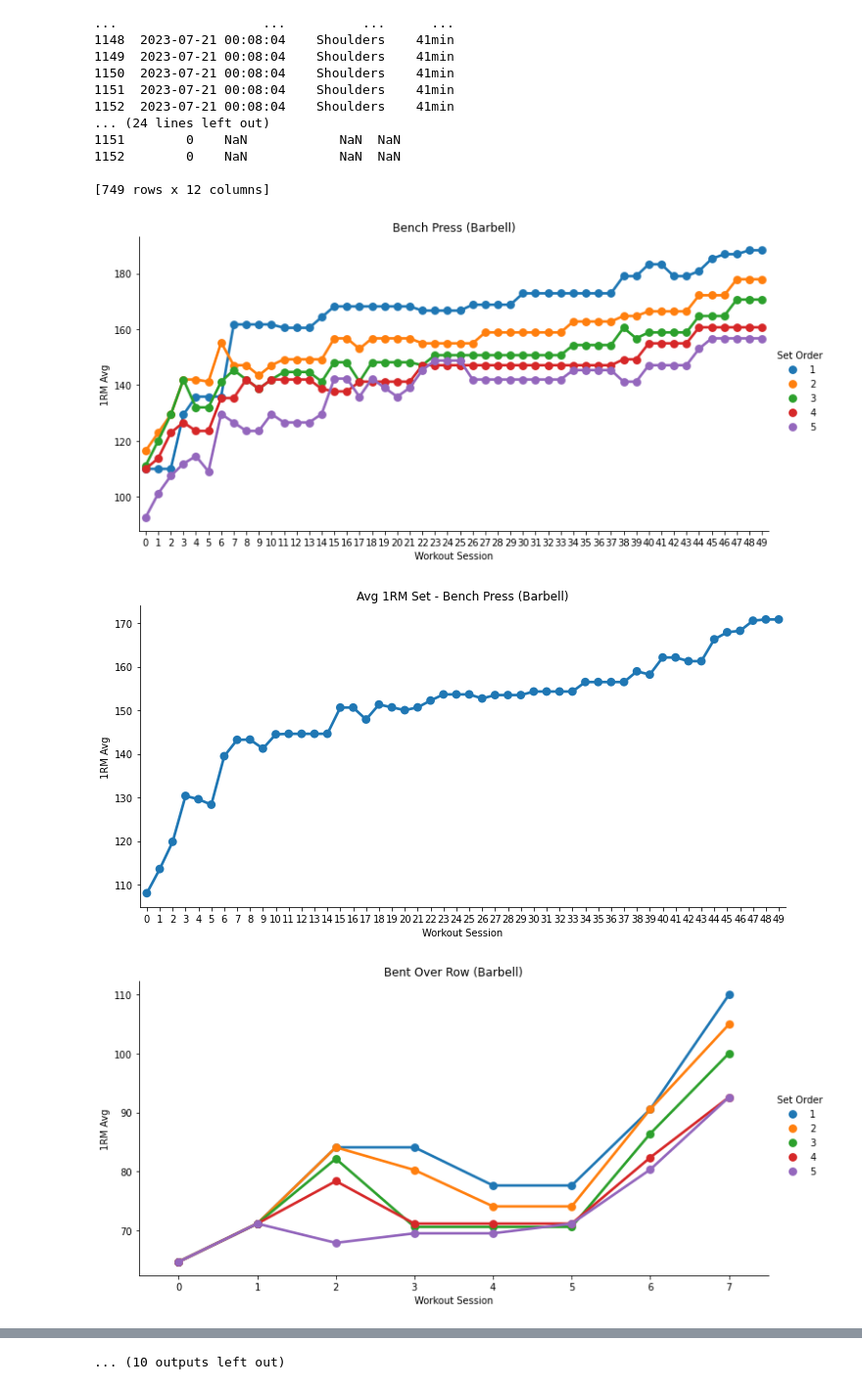
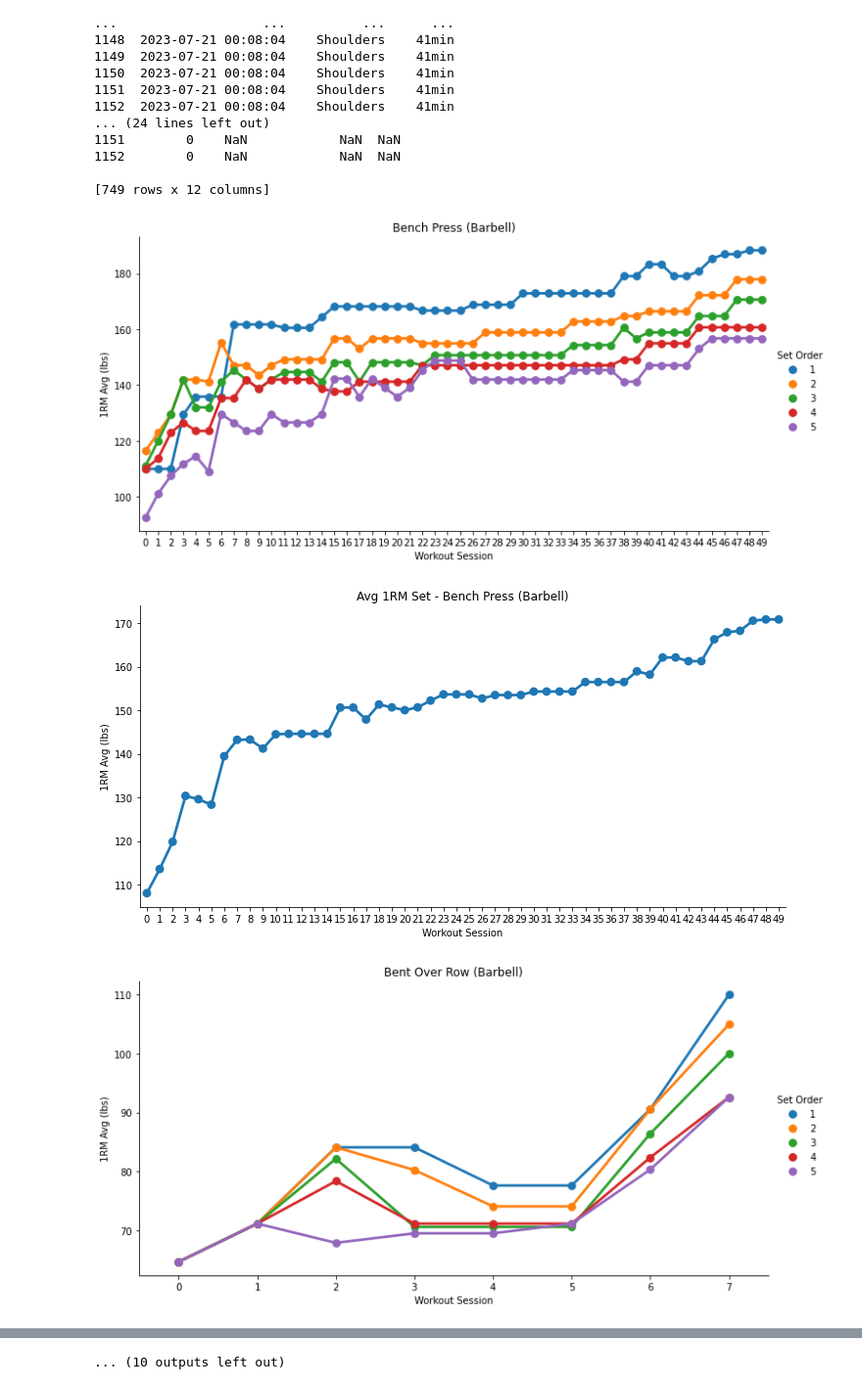
Before and after one commit to kevin-barta/Data-Science, a Jupyter notebook: Workout Analysis/Workout_Analysis.ipynb, the cells around one changed output, grey strips where cells are left out. Shown at 98% size. Drawn from its saved outputs; the diff is of its cells as text; code cells hidden in the pictures.

```diff
--- a/Workout Analysis/Workout_Analysis.ipynb
+++ b/Workout Analysis/Workout_Analysis.ipynb
@@ -63,33 +63,35 @@ for exercise_Name in exercise_Names:
         dfs[x]["1RM Epley"] = ((dfs[x]["Weight"] * toKgs)  * (1 + (0.0333 * dfs[x]["Reps"]))) * toPounds
         dfs[x]["1RM Lombardi"] = ((dfs[x]["Weight"] * toKgs)  * pow(dfs[x]["Reps"], 0.1)) * toPounds
         dfs[x]["1RM O’Conner"] = ((dfs[x]["Weight"] * toKgs)  * (1 + (0.025 * dfs[x]["Reps"]))) * toPounds
         dfs[x]["1RM Avg"] = (dfs[x]["1RM Brzycki"] + dfs[x]["1RM Epley"] + dfs[x]["1RM Lombardi"] + dfs[x]["1RM O’Conner"]) / 4
 
     # merge each sets dataframe into 1 dataframe for input in plotting
     mergedSets = pd.concat(dfs)
     # plot the exercise 1RM avgs per set
     sns.catplot(x='Workout Session', y='1RM Avg', hue='Set Order', data=mergedSets, kind='point', height=5, aspect=10/5)
     plt.title(exercise_Name)
+    plt.ylabel('1RM Avg (lbs)')
     plt.show()
 
     # calculate avg of all sets in an exercise
     mergedAvgSet = mergedSets.groupby(['Workout Session'])['1RM Avg'].transform('sum') / len(dfs)
     # drop 'multi index' workout sessions
     mergedAvgSet = pd.DataFrame(mergedAvgSet).droplevel(0)
     # reset the index and rename
     mergedAvgSet = mergedAvgSet.reset_index().rename(columns={'index': 'Workout Session'})
 
     # merge each exercise dataframe into 1 dataframe for input in plotting
     mergedAvgSet['Exercise Name'] = exercise_Name
     mergedAvgSet['1RM Log'] = np.log(mergedAvgSet['1RM Avg']) - np.log(mergedAvgSet['1RM Avg'].shift(1))
     mergedAvgSet['1RM Diff'] = mergedAvgSet['1RM Avg'] - mergedAvgSet['1RM Avg'].shift(1)
     mergedExercises = pd.concat([mergedExercises, mergedAvgSet])
 
     # plot the avg exercise
     sns.catplot(x='Workout Session', y='1RM Avg', data=mergedAvgSet, kind='point', height=5, aspect=10/5)
     plt.title('Avg 1RM Set - ' + exercise_Name)
+    plt.ylabel('1RM Avg (lbs)')
     plt.show()
 # %% [output]
-[figure, old version]
+[figure, new version]
-[figure, old version]
+[figure, new version]
-[figure, old version]
+[figure, new version]
```
Also changed, not shown: parts of 7 cells of this notebook.
